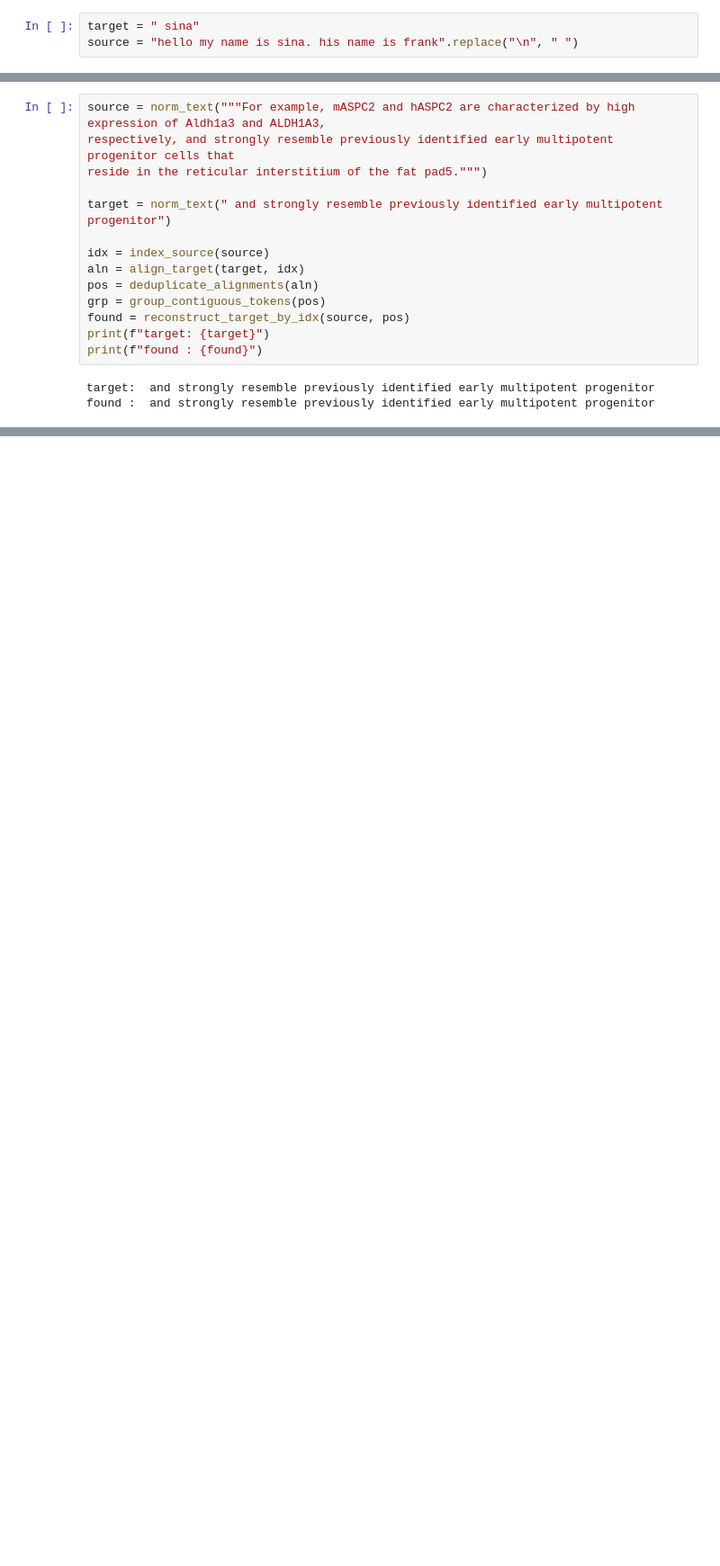
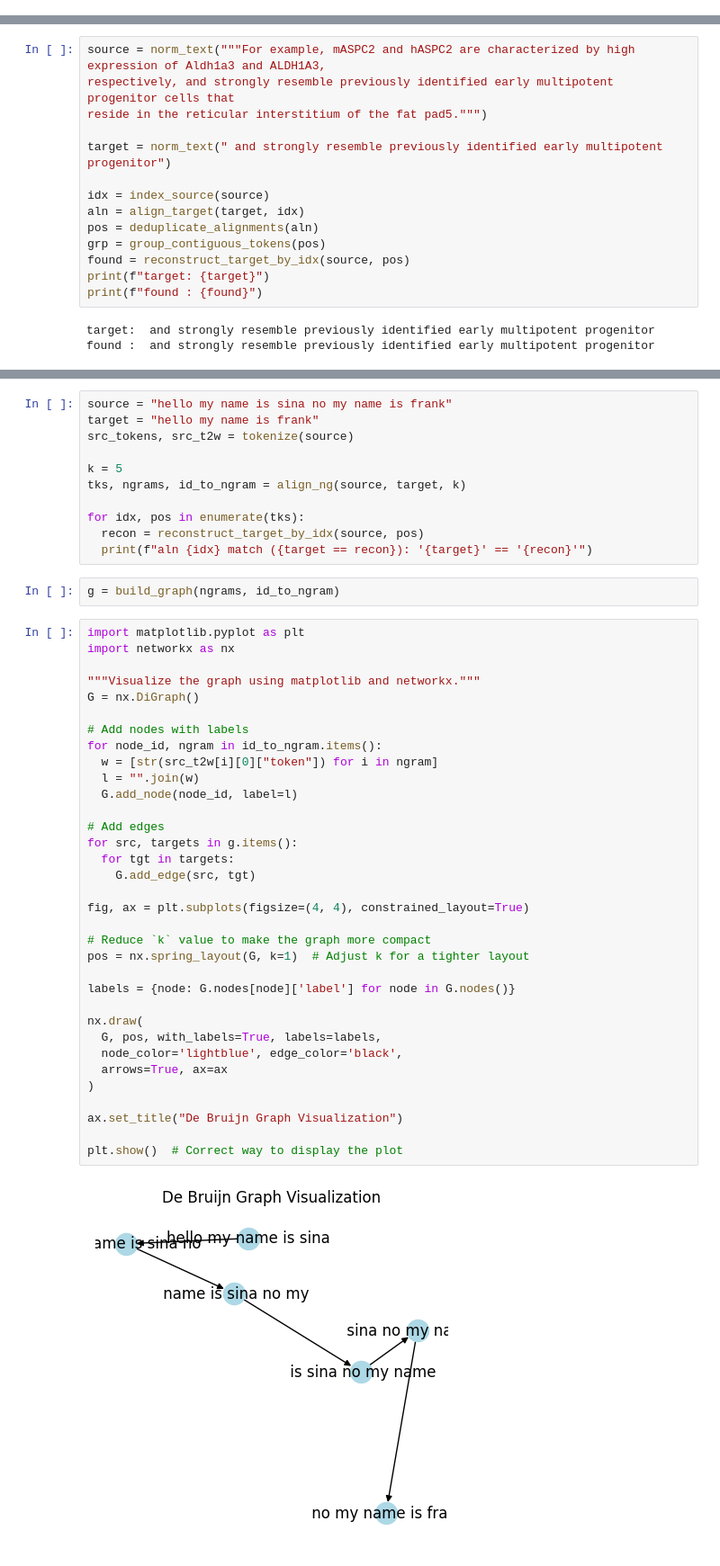
Before and after one commit to sbooeshaghi/llmarkers, a Jupyter notebook: analysis/token_aln.ipynb, the cells around one changed output, grey strips where cells are left out. Shown: that part at 90% size. Saved outputs shown, nothing was run; the diff lists cells and outputs as text; blank space fills up the shorter version.

Commit message:
added ngram alignment code (when k=1 it falls back to token alignment code)

```diff
--- a/analysis/token_aln.ipynb
+++ b/analysis/token_aln.ipynb
@@ -8,9 +6,6 @@
 # Token based
 # %%
 import tiktoken
-# %%
-target = " sina"
-source = "hello my name is sina. his name is frank".replace("\n", " ")
 # %%
 import re
 
@@ -296,0 +419,49 @@ found :  hASPC2
+# %%
+source = "hello my name is sina no my name is frank"
+target = "hello my name is frank"
+src_tokens, src_t2w = tokenize(source)
+
+k = 5
+tks, ngrams, id_to_ngram = align_ng(source, target, k)
+
+for idx, pos in enumerate(tks):
+  recon = reconstruct_target_by_idx(source, pos)
+  print(f"aln {idx} match ({target == recon}): '{target}' == '{recon}'")
+# %%
+g = build_graph(ngrams, id_to_ngram)
+# %%
+import matplotlib.pyplot as plt
+import networkx as nx
+
+"""Visualize the graph using matplotlib and networkx."""
+G = nx.DiGraph()
+
+# Add nodes with labels
+for node_id, ngram in id_to_ngram.items():
+  w = [str(src_t2w[i][0]["token"]) for i in ngram]
+  l = "".join(w)
+  G.add_node(node_id, label=l)
+
+# Add edges
+for src, targets in g.items():
+  for tgt in targets:
+    G.add_edge(src, tgt)
+
+fig, ax = plt.subplots(figsize=(4, 4), constrained_layout=True)
+
+# Reduce `k` value to make the graph more compact
+pos = nx.spring_layout(G, k=1)  # Adjust k for a tighter layout
+
+labels = {node: G.nodes[node]['label'] for node in G.nodes()}
+
+nx.draw(
+  G, pos, with_labels=True, labels=labels,
+  node_color='lightblue', edge_color='black',
+  arrows=True, ax=ax
+)
+
+ax.set_title("De Bruijn Graph Visualization")
+
+plt.show()  # Correct way to display the plot
+# %% [output]
+[figure, added]
```
Also changed, not shown: parts of 10 cells of this notebook.
